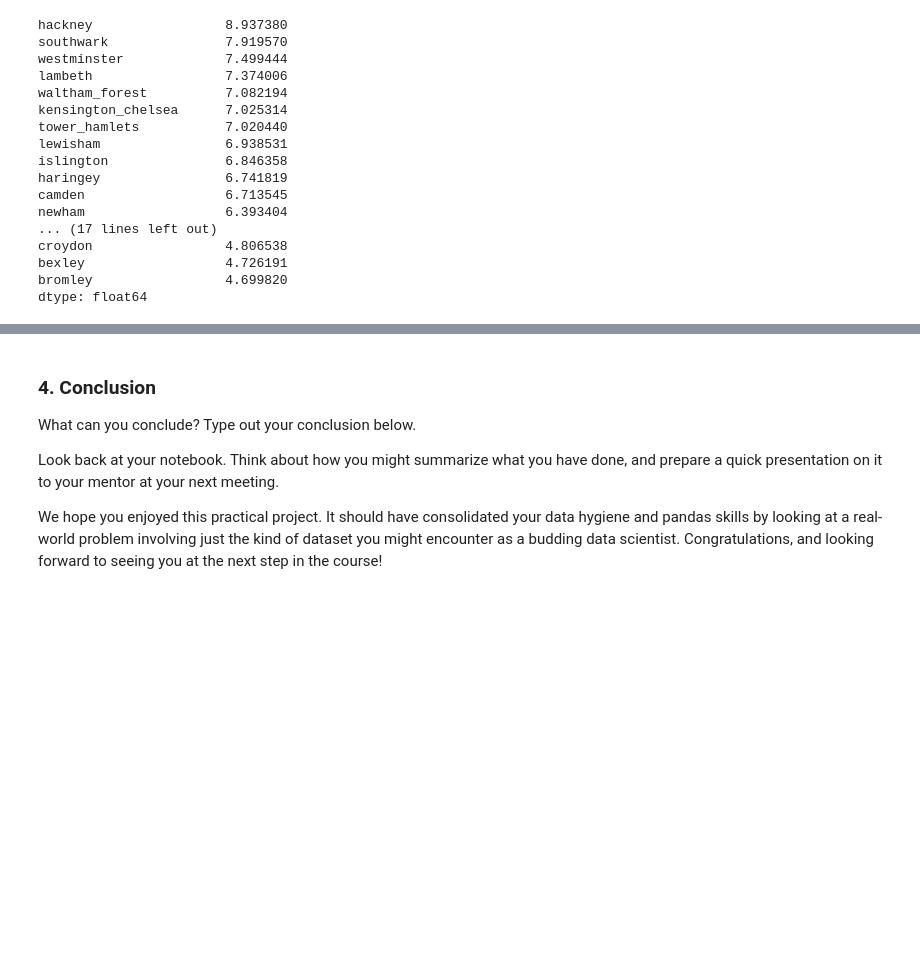
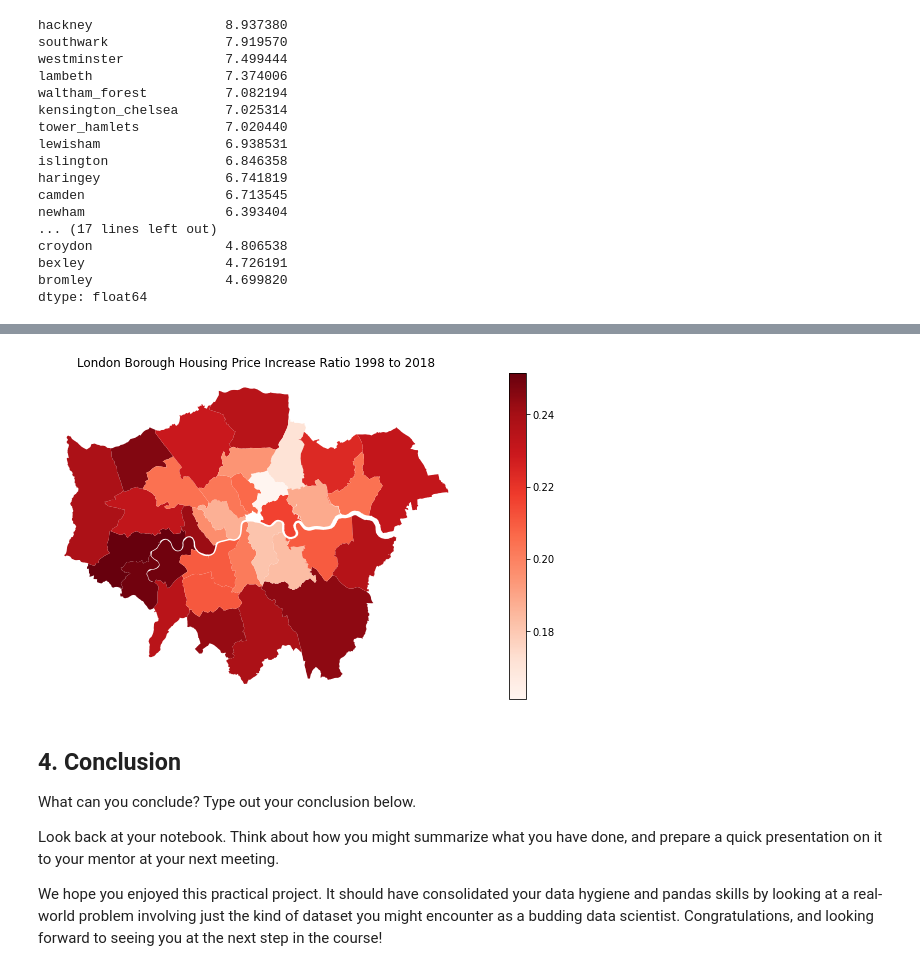
Before and after one commit to watchful-cluckets/springboard_dsci_career_track, a Jupyter notebook: unit_4_python_dsci_stack/unit_4_challenge_-_tier_3.ipynb, the cells around one changed output, grey strips where cells are left out. Cells and saved outputs as stored; diff of their text form; code cells hidden in the pictures; blank space fills up the shorter version.

```diff
--- a/unit_4_python_dsci_stack/unit_4_challenge_-_tier_3.ipynb
+++ b/unit_4_python_dsci_stack/unit_4_challenge_-_tier_3.ipynb
@@ -351,6 +392,7 @@ Bear in mind: you don't have to write a function like this if you don't want to.
 - Python Data Science Toolbox - Part One, all modules
 # %%
 ratios = properties.loc["1998"].mean() / properties.loc["2018"].mean()
+ratios = ratios.sort_values(ascending=False)
 # %%
 ratios.plot(kind="bar")
 # %% [output]
@@ -358,0 +447,3 @@ ratios.plot(kind="bar")
+# %%
+map_df = pd.concat((map_df, ratios), axis=1).reset_index()
+map_df = map_df.rename(columns={0: "ratio", "index": "name"})
@@ -359,5 +459,11 @@ ratios.plot(kind="bar")
+# %%
+fig = map_df.plot(column="ratio", legend=True, cmap="Reds")
+fig.axis("off")
+fig.set_title("London Borough Housing Price Increase Ratio 1998 to 2018");
+# %% [output]
+[figure, added]
 # %% [markdown]
-### 4. Conclusion
+## 4. Conclusion
 What can you conclude? Type out your conclusion below.
 
 Look back at your notebook. Think about how you might summarize what you have done, and prepare a quick presentation on it to your mentor at your next meeting.
```
Also changed, not shown: parts of 37 cells of this notebook, 4 other files.
